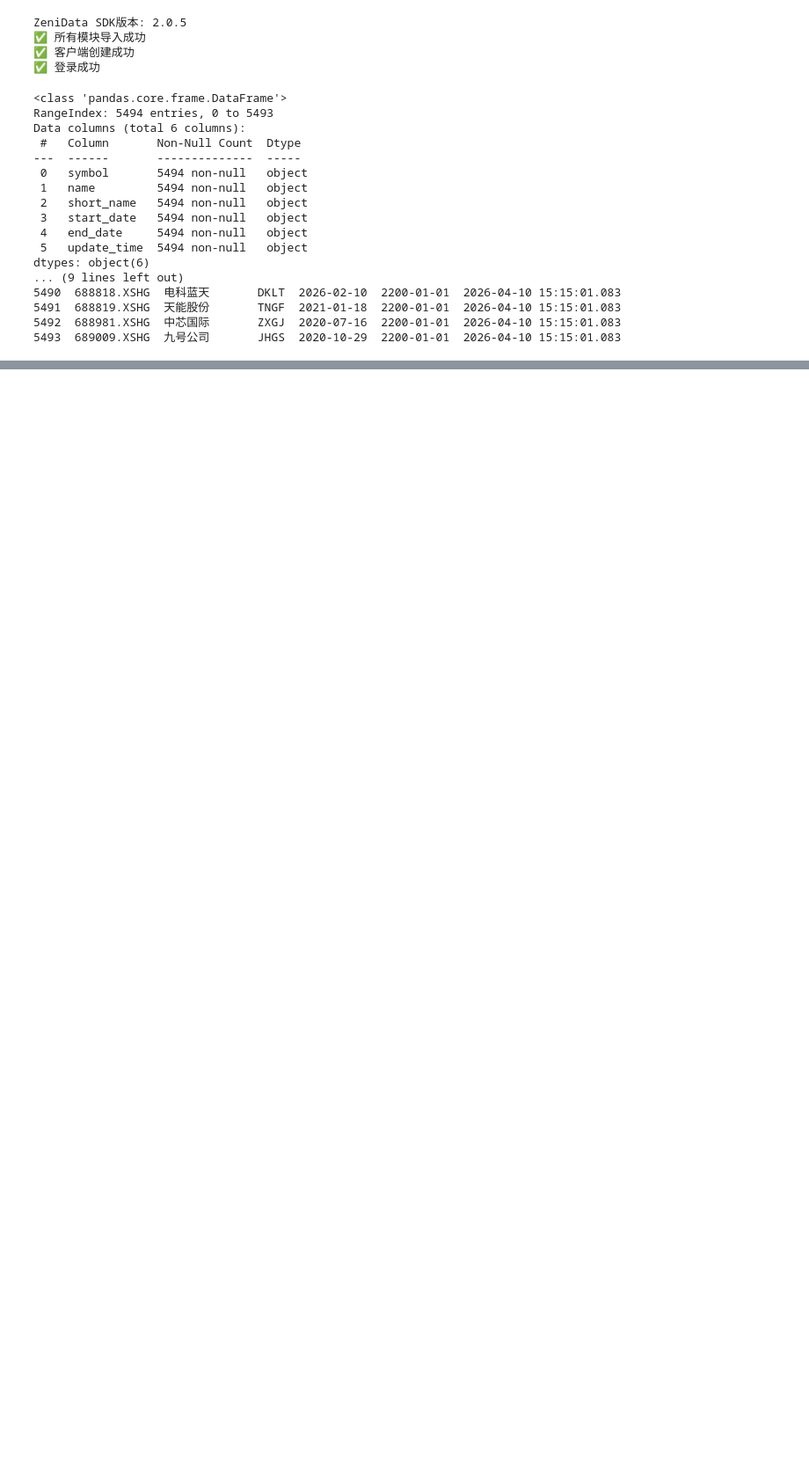
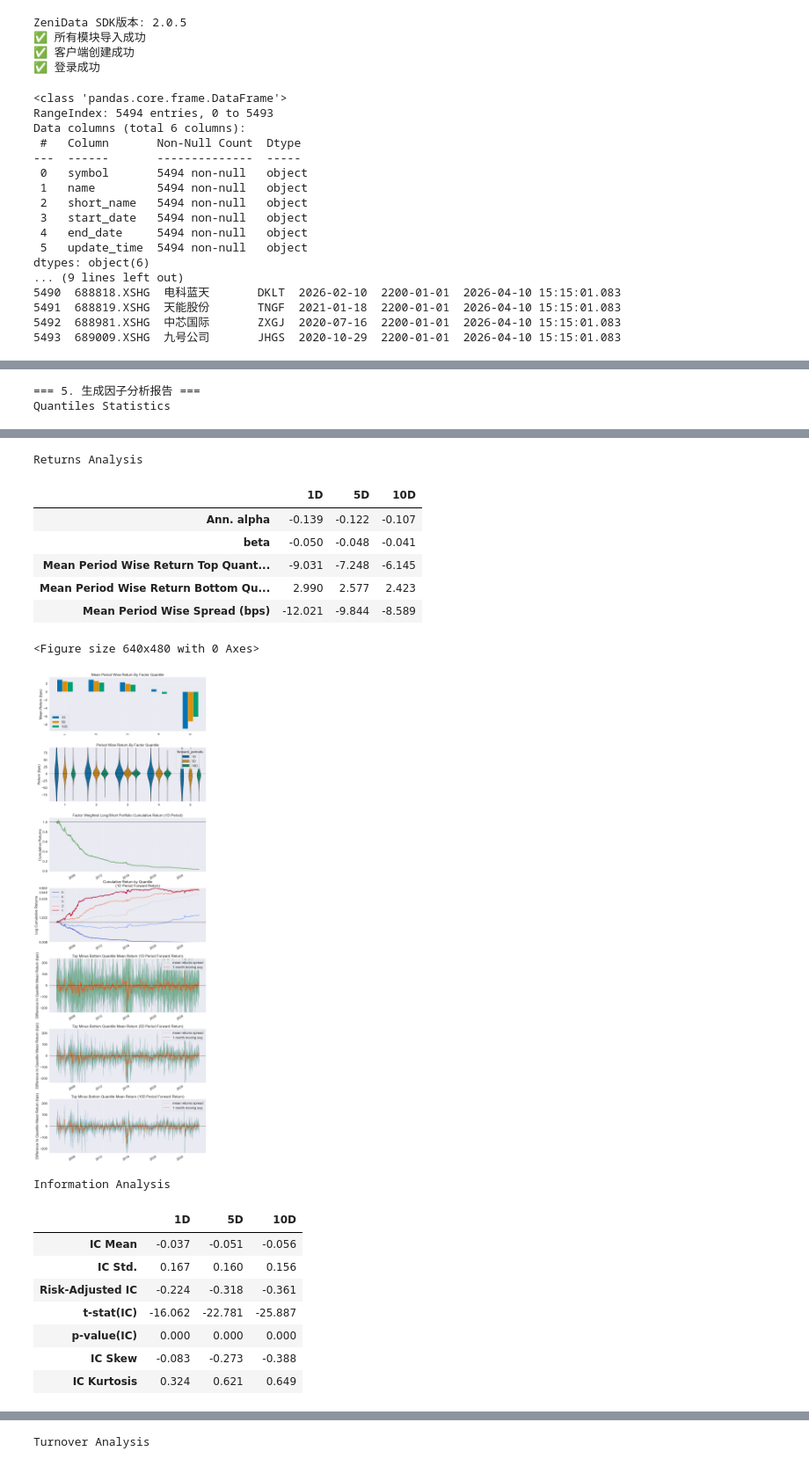
Before and after one commit to linerrrrrrr/Latitude_Alpha_Generator, a Jupyter notebook: testing_02.ipynb, the cells around one changed output, grey strips where cells are left out. Shown at 88% size. Cells and saved outputs as stored; diff of their text form; code cells hidden in the pictures; blank space fills up the shorter version.

```diff
--- a/testing_02.ipynb
+++ b/testing_02.ipynb
@@ -298,0 +305,29 @@ IndexError: invalid index to scalar variable.
+# %%
+# ==================== 5. 生成因子分析报告 ====================
+print("\n=== 5. 生成因子分析报告 ===")
+
+# 修正参数名（根据你的 Alphalens 版本，可能是 group_neutral 或根本没有这个参数）
+try:
+    # 尝试新版参数名
+    alphalens.tears.create_full_tear_sheet(
+        clean_data,
+        long_short=True,
+        group_neutral=False,  # 替换 group_adjust
+        by_group=False
+    )
+except TypeError as e:
+    if "group_neutral" in str(e):
+        # 如果 group_neutral 也不对，使用最小参数集
+        print("尝试使用基础参数...")
+        alphalens.tears.create_full_tear_sheet(
+            clean_data,
+            long_short=True,
+            by_group=False
+        )
+    else:
+        raise e
+
+print("\n✅ 分析完成！")
+# %% [output]
+=== 5. 生成因子分析报告 ===
+Quantiles Statistics
@@ -298,0 +341,18 @@ IndexError: invalid index to scalar variable.
+Returns Analysis
+|  | 1D | 5D | 10D |
+| Ann. alpha | -0.139 | -0.122 | -0.107 |
+| beta | -0.050 | -0.048 | -0.041 |
+| Mean Period Wise Return Top Quant... | -9.031 | -7.248 | -6.145 |
+| Mean Period Wise Return Bottom Qu... | 2.990 | 2.577 | 2.423 |
+| Mean Period Wise Spread (bps) | -12.021 | -9.844 | -8.589 |
+<Figure size 640x480 with 0 Axes>
+[figure, added]
+Information Analysis
+|  | 1D | 5D | 10D |
+| IC Mean | -0.037 | -0.051 | -0.056 |
+| IC Std. | 0.167 | 0.160 | 0.156 |
+| Risk-Adjusted IC | -0.224 | -0.318 | -0.361 |
+| t-stat(IC) | -16.062 | -22.781 | -25.887 |
+| p-value(IC) | 0.000 | 0.000 | 0.000 |
+| IC Skew | -0.083 | -0.273 | -0.388 |
+| IC Kurtosis | 0.324 | 0.621 | 0.649 |
@@ -298,0 +360 @@ IndexError: invalid index to scalar variable.
+Turnover Analysis
```
Also changed, not shown: parts of 9 cells of this notebook.
